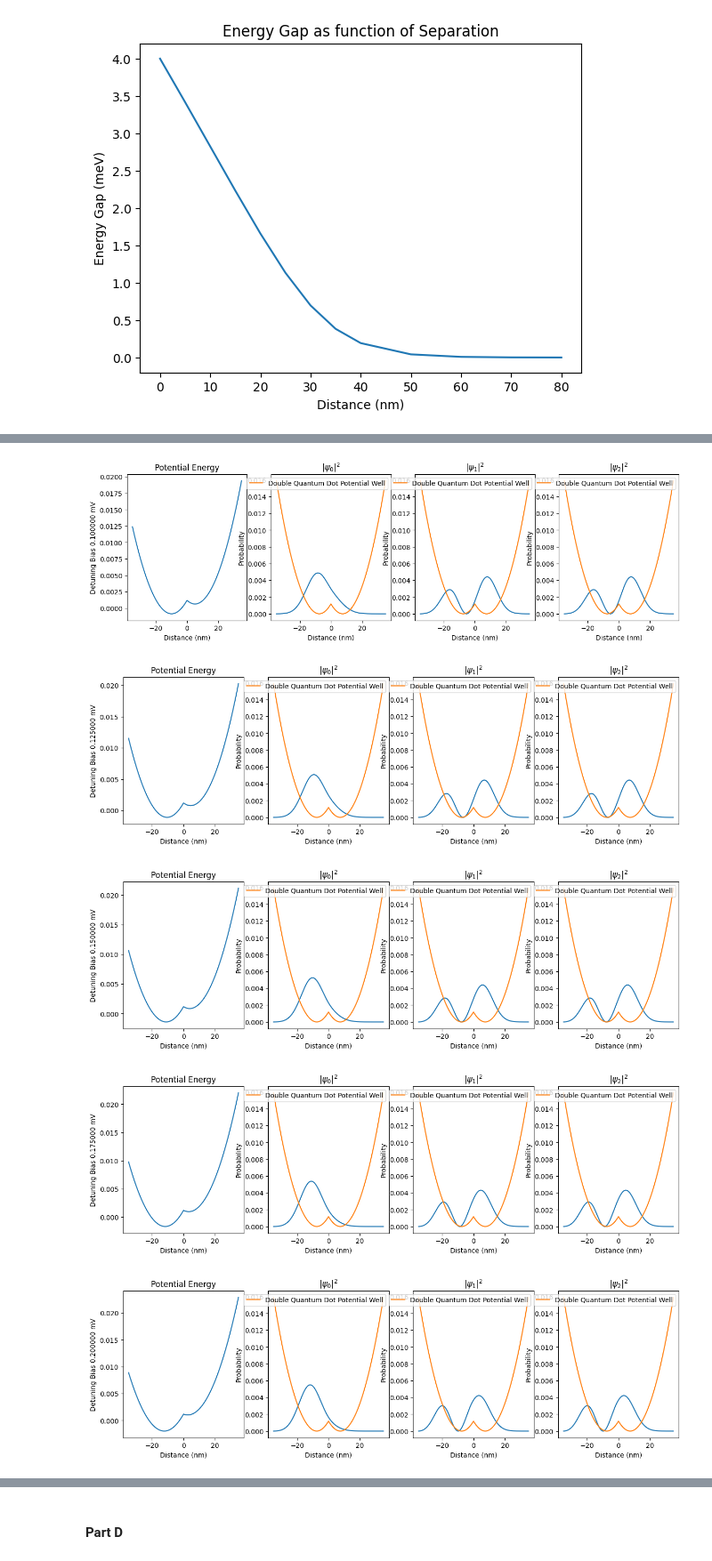
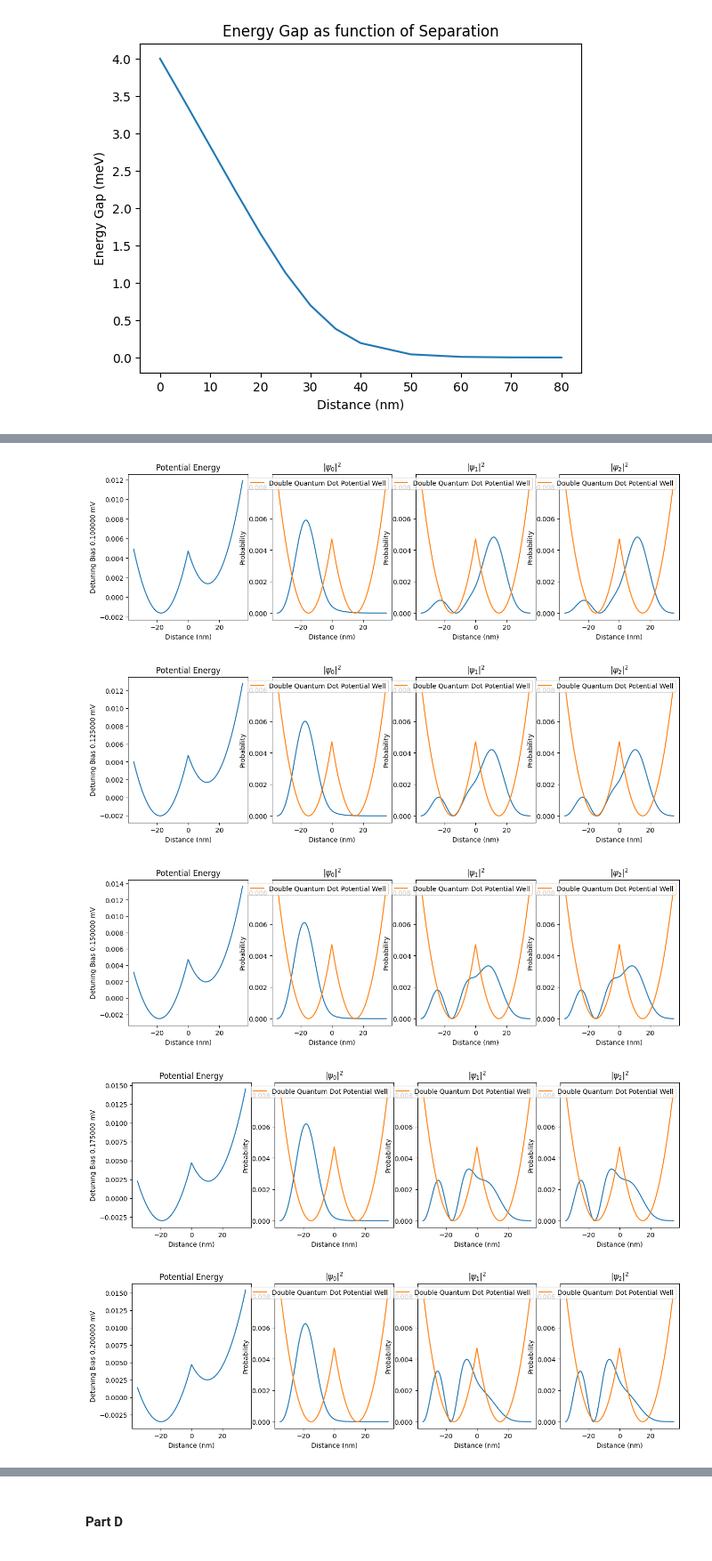
Before and after one commit to RoyZhenLongLim/PHYS3112, a Jupyter notebook: CE/ComputationalEssay.ipynb, the cells around one changed output, grey strips where cells are left out. Shown at 89% size. Drawn from its saved outputs; the diff is of its cells as text; code cells hidden in the pictures.

```diff
--- a/CE/ComputationalEssay.ipynb
+++ b/CE/ComputationalEssay.ipynb
@@ -92,9 +102,13 @@ def VF(alpha, F, x1, x2, x):
 def VFT(alpha, F, omega, x1, x2, x, t):
     return alpha * min((x - x1) ** 2, (x - x2) ** 2) + F * x * np.cos(omega * t)
 # %%
+@jit
+def construct_H(U):
+    return np.diag(on + U) + np.diag(off, 1) + np.diag(off, -1)
+@jit
 def compute_eigenvalue_eigenstates(U):
-    H = diags([off, on + U, off], [-1, 0, 1])
-    W, V = np.linalg.eig(H.toarray())
+    H = construct_H(U)
+    W, V = np.linalg.eig(H)
     idx = W.argsort()[::1]
     W = W[idx]
     V = V[:, idx]
@@ -151,23 +165,21 @@ Energy Gap: 4.004950513396867 meV
 Psi0 = np.multiply(V[:, 0], V[:, 0])
 Psi1 = np.multiply(V[:, 1], V[:, 1])
 # %%
-plt.figure(1)
-plt.plot(X, U)
-plt.xlabel('Distance (nm)')
-plt.ylabel('Potential Energy (eV)')
-plt.show()
+fig, axes = plt.subplots(1, 3, figsize=(15, 4))
 
-plt.figure(2)
-plt.plot(X, Psi0)
-plt.xlabel('Distance (nm)')
-plt.ylabel('Probability')
-plt.title(r'$|\psi_0|^2$')
-plt.show()
+axes[0].plot(X, U)
+axes[0].set_xlabel('Distance (nm)')
+axes[0].set_ylabel('Potential Energy (eV)')
+axes[0].set_title(r'Potential Energy')
 
-plt.figure(3)
-plt.plot(X, Psi1)
-plt.xlabel('Distance (nm)')
-plt.ylabel('Probability')
-plt.title(r'$|\psi_1|^2$')
-plt.show()
+axes[1].plot(X, Psi0)
+axes[1].set_xlabel('Distance (nm)')
+axes[1].set_ylabel('Probability')
+axes[1].set_title(r'$|\psi_0|^2$')
+
+
+axes[2].plot(X, Psi1)
+axes[2].set_xlabel('Distance (nm)')
+axes[2].set_ylabel('Probability')
+axes[2].set_title(r'$|\psi_1|^2$')
 # %% [output]
@@ -278,7 +290,8 @@ plot_graph(separation, energy_difference, 'Distance (nm)', 'Energy Gap (meV)', '
 [figure]
 [figure]
 # %%
-x1, x2 = 7.5, -7.5
+# Plotting how wave function and potential changes with detuning bias F
+x1, x2 = 15, -15
 FArray = np.arange(0, 20.1, 2.5) * 1e-5
 eigen1 = np.array([])
 eigen2 = np.array([])
@@ -310,8 +323,8 @@ for F in FArray:
-[figure, old version]
+[figure, new version]
-[figure, old version]
+[figure, new version]
-[figure, old version]
+[figure, new version]
-[figure, old version]
+[figure, new version]
-[figure, old version]
+[figure, new version]
 # %%
 plt.plot(FArray / 1e-3, eigen1, 'x', label='Eigenvalue of Ground State')
 plt.plot(FArray / 1e-3, eigen2, 'x', label='Eigenvalue of First Excited State')
```
Also changed, not shown: parts of 26 cells of this notebook, 2 other files.
